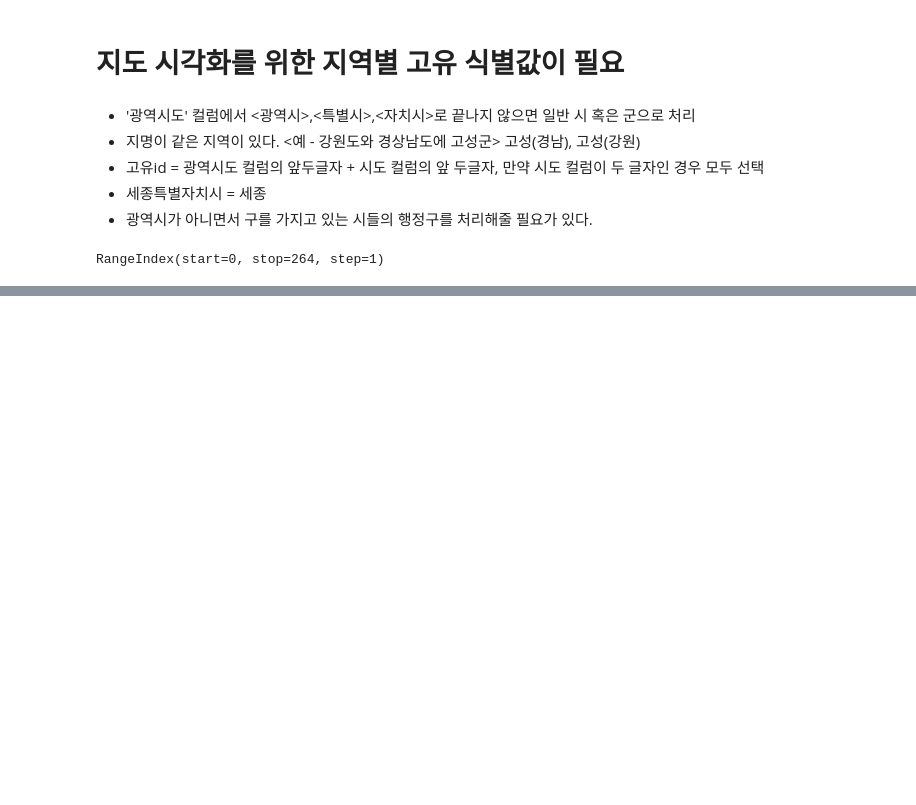
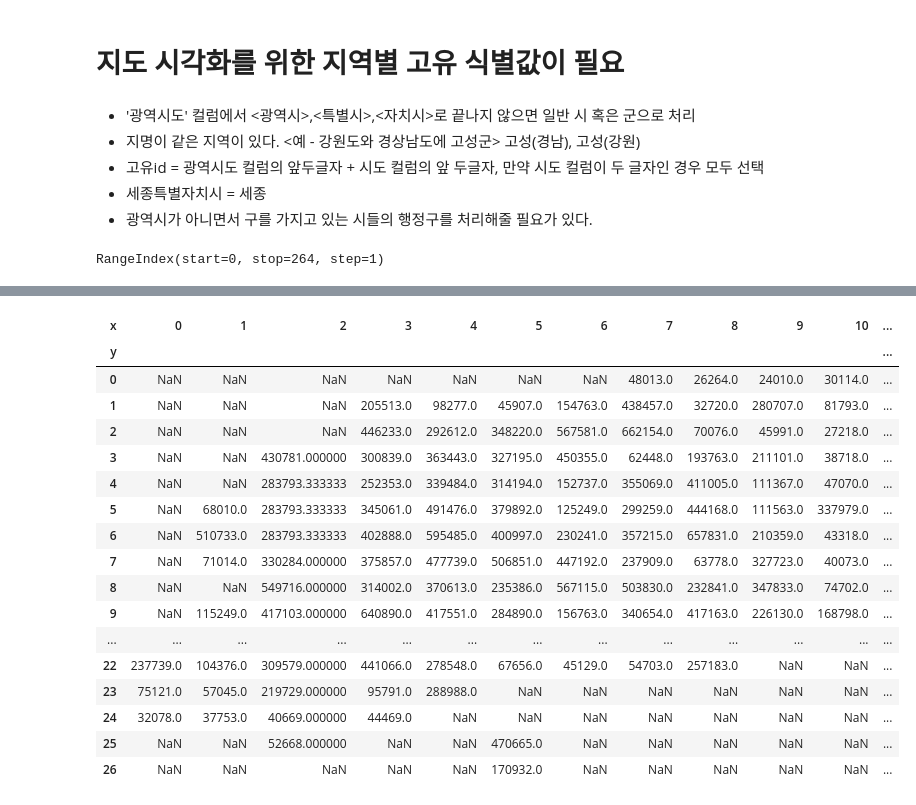
Before and after one commit to fightmeat/Machine_Leaning, a Jupyter notebook: 18_대한민국_유령_도시_분석.ipynb, the cells around one changed output, grey strips where cells are left out. Saved outputs shown, nothing was run; the diff lists cells and outputs as text; code cells hidden in the pictures; blank space fills up the shorter version.

```diff
--- a/18_대한민국_유령_도시_분석.ipynb
+++ b/18_대한민국_유령_도시_분석.ipynb
@@ -470,0 +797,25 @@ for n in pop.index:
+# %%
+# 인구수합계 컬럼을 기준으로 시각화
+data = pop.pivot_table(index='y', columns='x', values='인구수합계')
+# np.isnan() : nan의 포함여부를 확인하는 메서드
+# np.ma.masked_where(조건식, data) : data를 조건에 참인것들만 배열처리하여 array 형태로 반환하는 메서드
+data
+# %% [output]
+| x | 0 | 1 | 2 | 3 | 4 | 5 | 6 | 7 | 8 | 9 | 10 | ... |
+| y |  |  |  |  |  |  |  |  |  |  |  | ... |
+| 0 | NaN | NaN | NaN | NaN | NaN | NaN | NaN | 48013.0 | 26264.0 | 24010.0 | 30114.0 | ... |
+| 1 | NaN | NaN | NaN | 205513.0 | 98277.0 | 45907.0 | 154763.0 | 438457.0 | 32720.0 | 280707.0 | 81793.0 | ... |
+| 2 | NaN | NaN | NaN | 446233.0 | 292612.0 | 348220.0 | 567581.0 | 662154.0 | 70076.0 | 45991.0 | 27218.0 | ... |
+| 3 | NaN | NaN | 430781.000000 | 300839.0 | 363443.0 | 327195.0 | 450355.0 | 62448.0 | 193763.0 | 211101.0 | 38718.0 | ... |
+| 4 | NaN | NaN | 283793.333333 | 252353.0 | 339484.0 | 314194.0 | 152737.0 | 355069.0 | 411005.0 | 111367.0 | 47070.0 | ... |
+| 5 | NaN | 68010.0 | 283793.333333 | 345061.0 | 491476.0 | 379892.0 | 125249.0 | 299259.0 | 444168.0 | 111563.0 | 337979.0 | ... |
+| 6 | NaN | 510733.0 | 283793.333333 | 402888.0 | 595485.0 | 400997.0 | 230241.0 | 357215.0 | 657831.0 | 210359.0 | 43318.0 | ... |
+| 7 | NaN | 71014.0 | 330284.000000 | 375857.0 | 477739.0 | 506851.0 | 447192.0 | 237909.0 | 63778.0 | 327723.0 | 40073.0 | ... |
+| 8 | NaN | NaN | 549716.000000 | 314002.0 | 370613.0 | 235386.0 | 567115.0 | 503830.0 | 232841.0 | 347833.0 | 74702.0 | ... |
+| 9 | NaN | 115249.0 | 417103.000000 | 640890.0 | 417551.0 | 284890.0 | 156763.0 | 340654.0 | 417163.0 | 226130.0 | 168798.0 | ... |
+| ... | ... | ... | ... | ... | ... | ... | ... | ... | ... | ... | ... | ... |
+| 22 | 237739.0 | 104376.0 | 309579.000000 | 441066.0 | 278548.0 | 67656.0 | 45129.0 | 54703.0 | 257183.0 | NaN | NaN | ... |
+| 23 | 75121.0 | 57045.0 | 219729.000000 | 95791.0 | 288988.0 | NaN | NaN | NaN | NaN | NaN | NaN | ... |
+| 24 | 32078.0 | 37753.0 | 40669.000000 | 44469.0 | NaN | NaN | NaN | NaN | NaN | NaN | NaN | ... |
+| 25 | NaN | NaN | 52668.000000 | NaN | NaN | 470665.0 | NaN | NaN | NaN | NaN | NaN | ... |
+| 26 | NaN | NaN | NaN | NaN | NaN | 170932.0 | NaN | NaN | NaN | NaN | NaN | ... |
```
Also changed, not shown: parts of 45 cells of this notebook.
